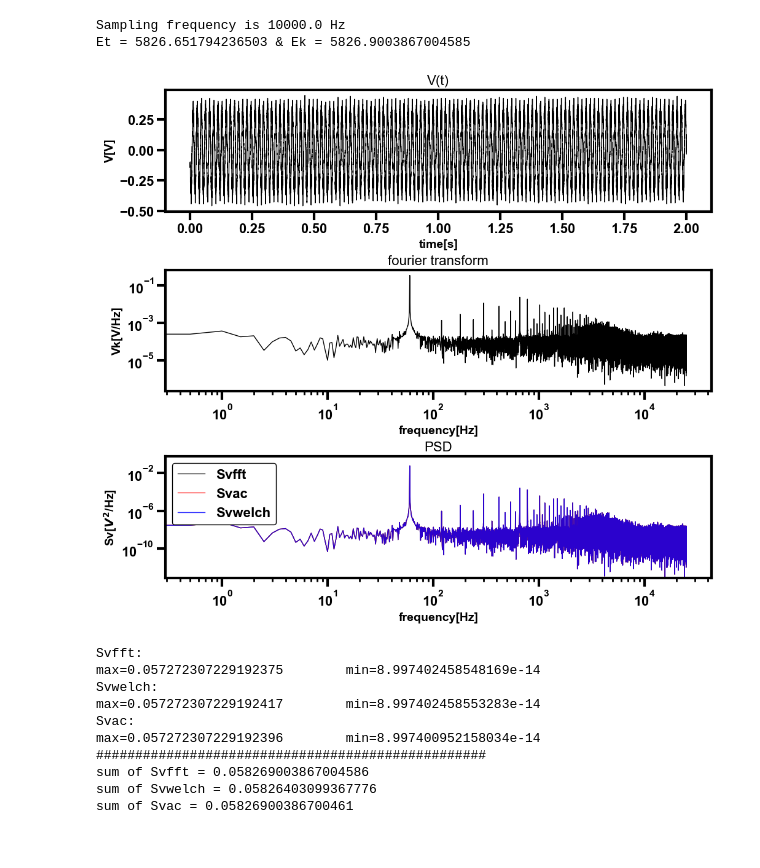
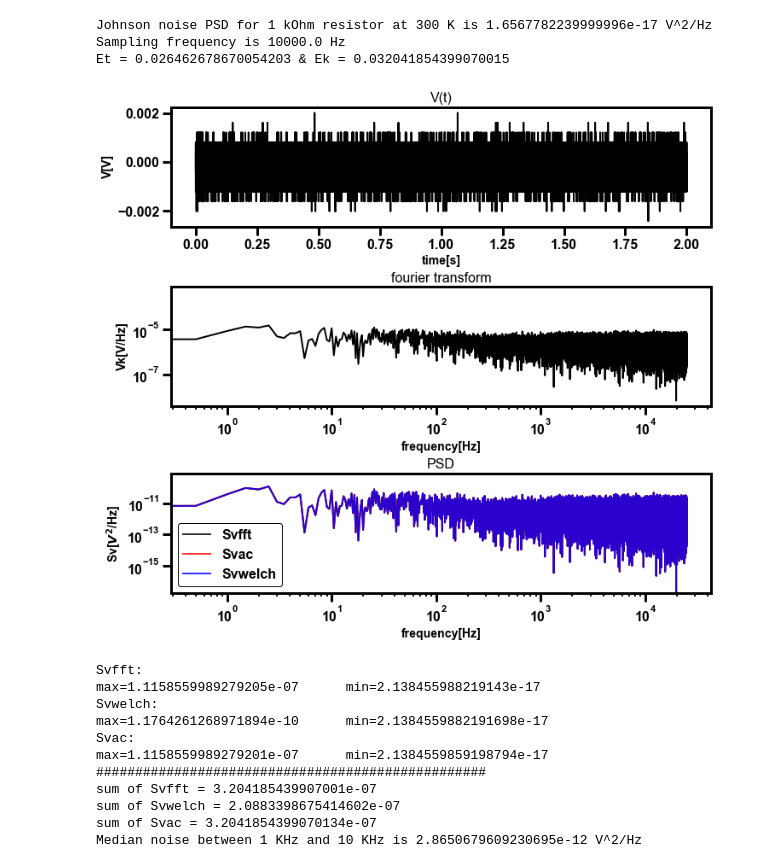
Before and after one commit to NikhilTilak/scripts, a Jupyter notebook: noise.ipynb, the cells around one changed output. Drawn from its saved outputs; the diff is of its cells as text; code cells hidden in the pictures.

```diff
--- a/noise.ipynb
+++ b/noise.ipynb
@@ -294,4 +9,9 @@ plt.show()
 # %%
+######################################################################################
+def johnson_noise_psd(T, R):
+    k = 1.38064852e-23 # Boltzmann constant in J/K
+    return 4*k*T*R
+print(f"Johnson noise PSD for 1 kOhm resistor at 300 K is {johnson_noise_psd(300, 1e3)} V^2/Hz")
 #######################Simulated signal#######################################
 dt = 0.0001 # time step in s
 T = 2 # total time in s
@@ -311,7 +31,10 @@ V = Anoise_1*np.sin(2*np.pi* fnoise_1* time) + Anoise_2*np.sin(2*np.pi* fnoise_2
 ############### Signal from oscilloscope##############################################
 ######################################################################################
 
-fp="./data/scope_7_1.csv"
+# fp="./data/scope_7_1.csv"# wire connected to the function generator
+fp="./data/scope_13_1.csv"# 1 kOhm, time = 2 s
+# fp="./data/scope_1.csv"# 100 KHz from function generator
+
 df=pd.read_csv(fp,header=0,sep=",",skiprows=1, names=["time", "voltage"])
 df.head()
 
@@ -374,42 +97,46 @@ ax1.set_title("V(t)")
 ax2.plot(fk, Vk)
 ax2.set_xlabel("frequency[Hz]")
 ax2.set_ylabel("Vk[V/Hz]")
 ax2.set_title("fourier transform")
 ax2.set_xscale('log')
 ax2.set_yscale('log')
 
 
 ax3.plot(fk, Svfft, alpha=0.8, label = "Svfft")
 ax3.plot(fk, Svac, alpha=0.8, label = "Svac")
 ax3.plot(fwelch, Svwelch, alpha=0.8, label = "Svwelch")
 ax3.set_xlabel("frequency[Hz]")
 ax3.set_ylabel("Sv[$V^2$/Hz]")
 ax3.set_title("PSD")
 ax3.set_ylim(Svwelch[10:].min()*0.9,Svwelch[10:].max()*10)
 ax3.set_xscale('log')
 ax3.set_yscale('log')
 ax3.legend()
 
 plt.show()
 
 print(f"Svfft:\nmax={(Svfft.max())}\tmin={(Svfft[10:].min())}")
 print(f"Svwelch:\nmax={(Svwelch.max())}\tmin={(Svwelch[10:].min())}")
 print(f"Svac:\nmax={(Svac.max())}\tmin={(Svac[10:].min())}")
 print(50*'#')
 print(f"sum of Svfft = {np.sum(Svfft)}")
 print(f"sum of Svwelch = {np.sum(Svwelch)}")
 print(f"sum of Svac = {np.sum(Svac)}")
+
+print(f"Median noise between 1 KHz and 10 KHz is {np.median(Svwelch[np.where((fwelch>1000) & (fwelch<10000))])} V^2/Hz")
 # %% [output]
+Johnson noise PSD for 1 kOhm resistor at 300 K is 1.6567782239999996e-17 V^2/Hz
 Sampling frequency is 10000.0 Hz
-Et = 5826.651794236503 & Ek = 5826.9003867004585
+Et = 0.026462678670054203 & Ek = 0.032041854399070015
-[figure, old version]
+[figure, new version]
 Svfft:
-max=0.057272307229192375        min=8.997402458548169e-14
+max=1.1158559989279205e-07      min=2.138455988219143e-17
 Svwelch:
-max=0.057272307229192417        min=8.997402458553283e-14
+max=1.1764261268971894e-10      min=2.1384559882191698e-17
 Svac:
-max=0.057272307229192396        min=8.997400952158034e-14
+max=1.1158559989279201e-07      min=2.1384559859198794e-17
 ##################################################
-sum of Svfft = 0.058269003867004586
-sum of Svwelch = 0.05826403099367776
-sum of Svac = 0.05826900386700461
+sum of Svfft = 3.204185439907001e-07
+sum of Svwelch = 2.0883398675414602e-07
+sum of Svac = 3.2041854399070134e-07
+Median noise between 1 KHz and 10 KHz is 2.8650679609230695e-12 V^2/Hz
```
Also changed, not shown: parts of 10 cells of this notebook, 2 other files.
